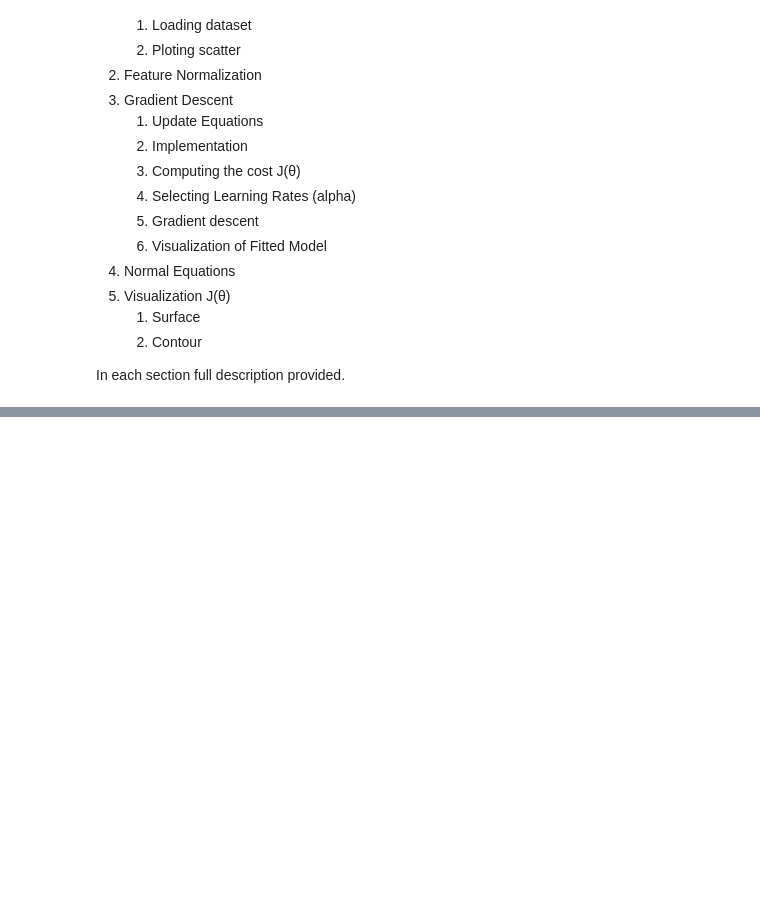
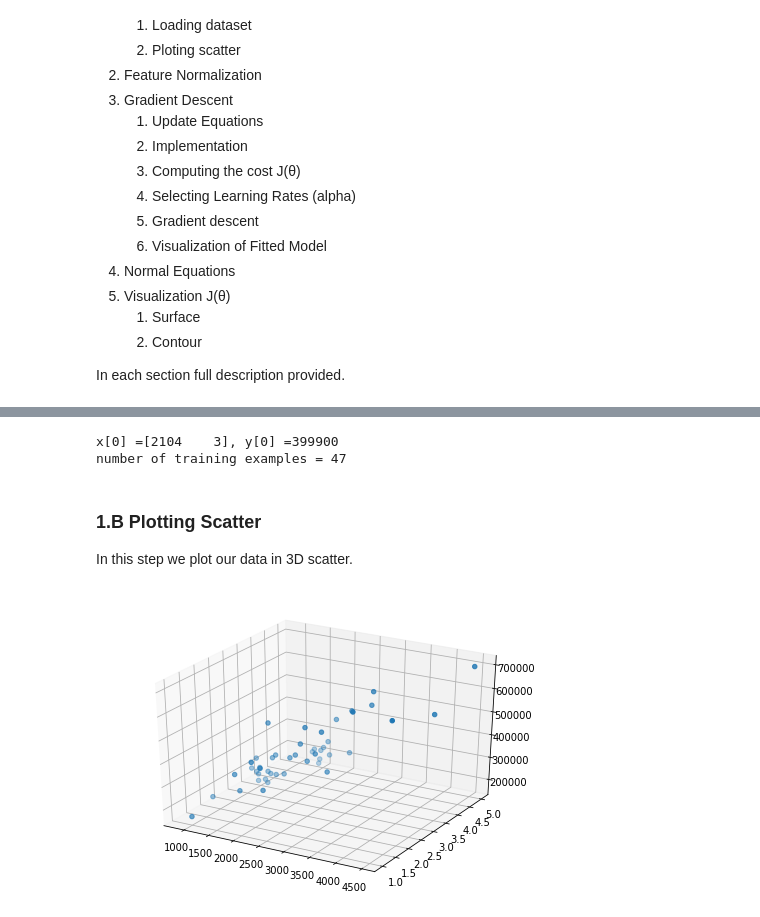
Before and after one commit to Nikronic/Coursera-Machine-Learning, a Jupyter notebook: Assignment_1/Multi Variable Linear Regression.ipynb, the cells around one changed output, grey strips where cells are left out. Drawn from its saved outputs; the diff is of its cells as text; code cells hidden in the pictures; blank space fills up the shorter version.

Commit message:
Importing dataset 2 and visualizing it

```diff
--- a/Assignment_1/Multi Variable Linear Regression.ipynb
+++ b/Assignment_1/Multi Variable Linear Regression.ipynb
@@ -32,0 +39,6 @@ In each section full description provided.
+# %%
+# import library
+import pandas as pd
+import numpy as np
+dataset = pd.read_csv('ex1data2.csv',names = ['size(square feet)','#bedrooms','price'])
+dataset.head()
@@ -32,0 +52,28 @@ In each section full description provided.
+# %%
+# splitting to x and y variables for features and target variable
+x = dataset.iloc[:,:-1].values
+y = dataset.iloc[:,-1].values
+print('x[0] ={}, y[0] ={}'.format(x[0],y[0]))
+print('number of training examples = {}'.format(len(x)))
+m, n = x.shape
+# %% [output]
+x[0] =[2104    3], y[0] =399900
+number of training examples = 47
+# %% [markdown]
+### 1.B Plotting Scatter
+In this step we plot our data in 3D scatter.
+# %%
+# imporing libraries
+from matplotlib import pyplot as plt
+from mpl_toolkits.mplot3d import Axes3D
+import random
+%matplotlib inline
+
+# visualize our data
+fig = pyplot.figure()
+ax = Axes3D(fig)
+
+ax.scatter(x[:,0], x[:,1], y)
+plt.show()
+# %% [output]
+[figure, added]
```
Also changed, not shown: parts of 6 cells of this notebook.
